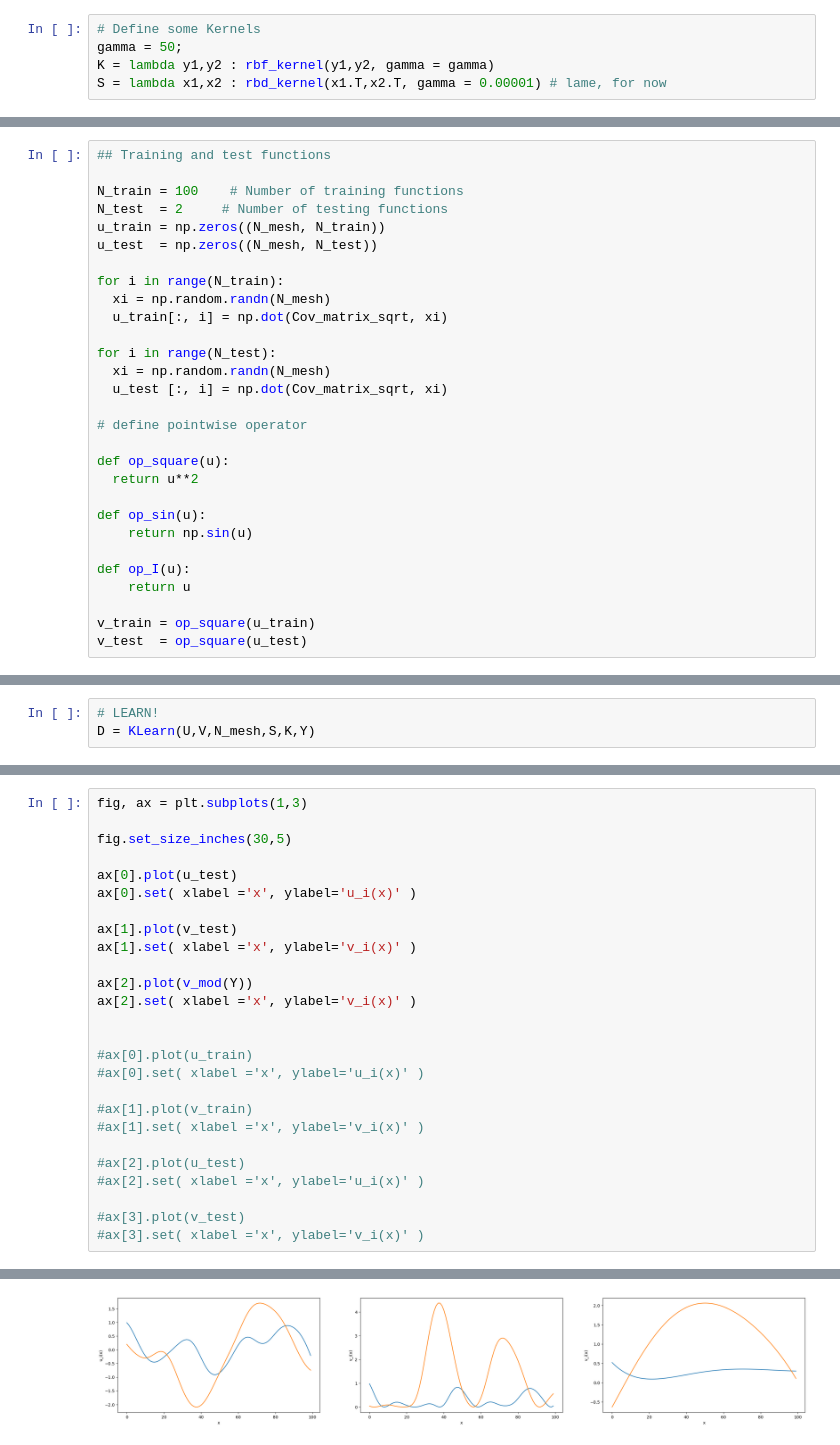
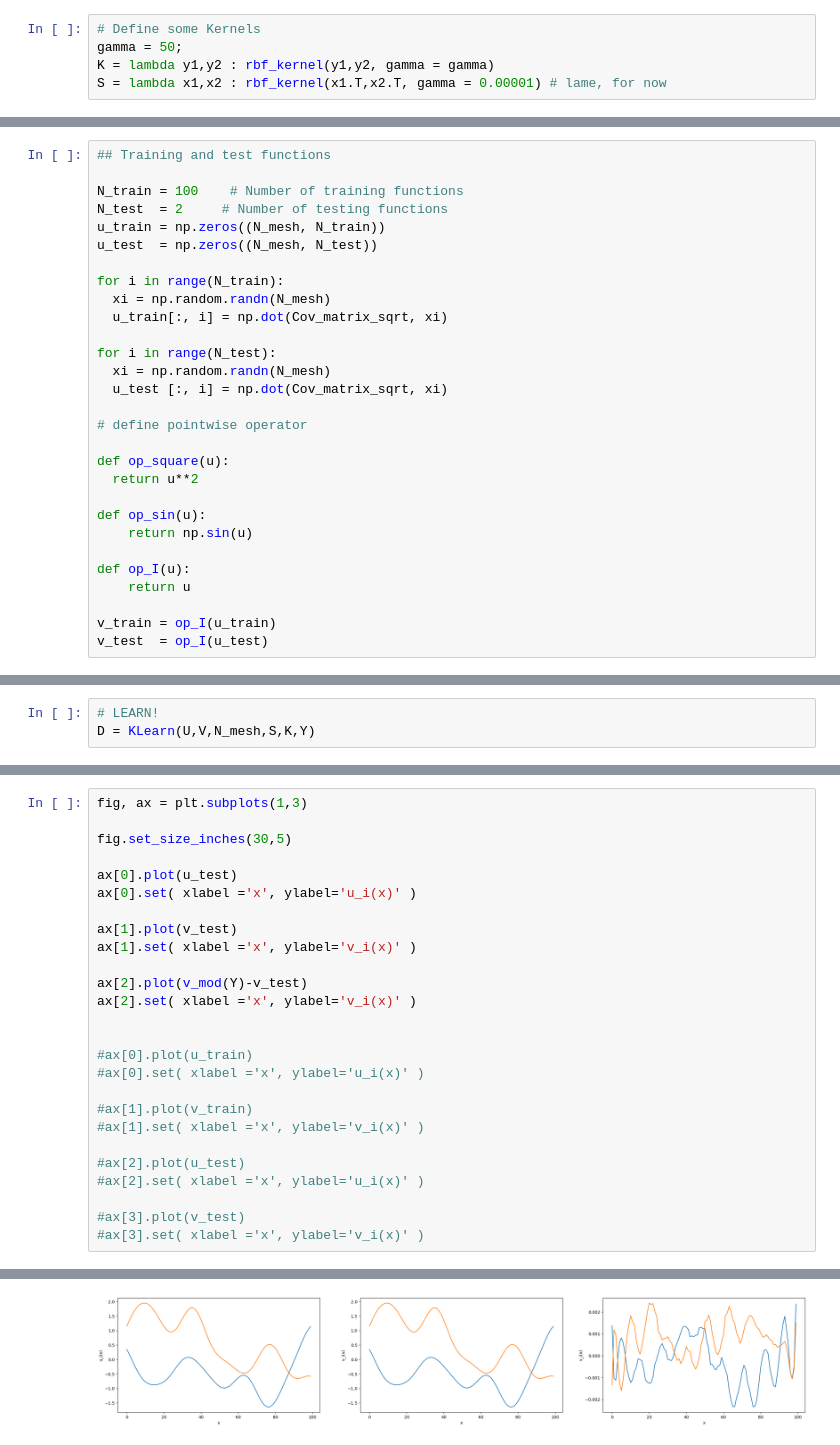
Before and after one commit to Levent-Batakci/OpL, a Jupyter notebook: KernelMethod_GP.ipynb, the cells around one changed output, grey strips where cells are left out. Saved outputs shown, nothing was run; the diff lists cells and outputs as text.

```diff
--- a/KernelMethod_GP.ipynb
+++ b/KernelMethod_GP.ipynb
@@ -17,7 +17,7 @@ import matplotlib.pyplot as plt
 # Define some Kernels
 gamma = 50;
 K = lambda y1,y2 : rbf_kernel(y1,y2, gamma = gamma)
-S = lambda x1,x2 : rbd_kernel(x1.T,x2.T, gamma = 0.00001) # lame, for now
+S = lambda x1,x2 : rbf_kernel(x1.T,x2.T, gamma = 0.00001) # lame, for now
 # %%
 ### Generating Data
 
@@ -66,8 +66,8 @@ def op_sin(u):
 def op_I(u):
     return u
 
-v_train = op_square(u_train)
-v_test  = op_square(u_test)
+v_train = op_I(u_train)
+v_test  = op_I(u_test)
 # %%
 # Finish setting up
 U = u_train;
@@ -93,32 +93,32 @@ np.max(np.abs(v_mod(Y) - v_test)) # very nice...
 # %%
 fig, ax = plt.subplots(1,3)
 
 fig.set_size_inches(30,5)
 
 ax[0].plot(u_test)
 ax[0].set( xlabel ='x', ylabel='u_i(x)' )
 
 ax[1].plot(v_test)
 ax[1].set( xlabel ='x', ylabel='v_i(x)' )
 
-ax[2].plot(v_mod(Y))
+ax[2].plot(v_mod(Y)-v_test)
 ax[2].set( xlabel ='x', ylabel='v_i(x)' )
 
 
 #ax[0].plot(u_train)
 #ax[0].set( xlabel ='x', ylabel='u_i(x)' )
 
 #ax[1].plot(v_train)
 #ax[1].set( xlabel ='x', ylabel='v_i(x)' )
 
 #ax[2].plot(u_test)
 #ax[2].set( xlabel ='x', ylabel='u_i(x)' )
 
 #ax[3].plot(v_test)
 #ax[3].set( xlabel ='x', ylabel='v_i(x)' )
 # %% [output]
 [Text(0.5, 0, 'x'), Text(0, 0.5, 'v_i(x)')]
-[figure, old version]
+[figure, new version]
 # %%
 plt.figure(figsize = (10,5)) # set the size of the figure
 plt.plot(Y,f1(ypsi), label="f3") # scatter plot of the data
```
Also changed, not shown: parts of 2 cells of this notebook.
